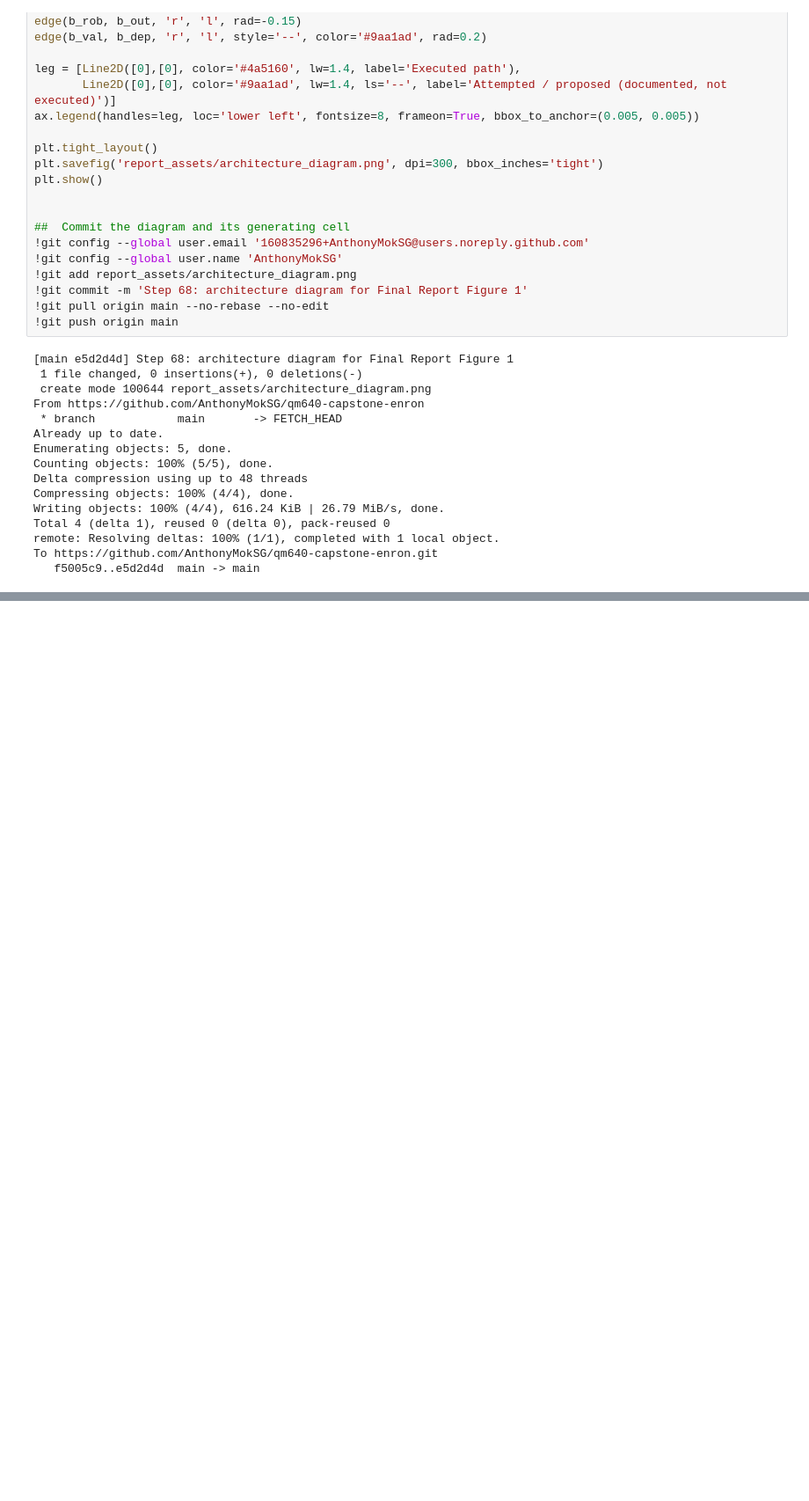
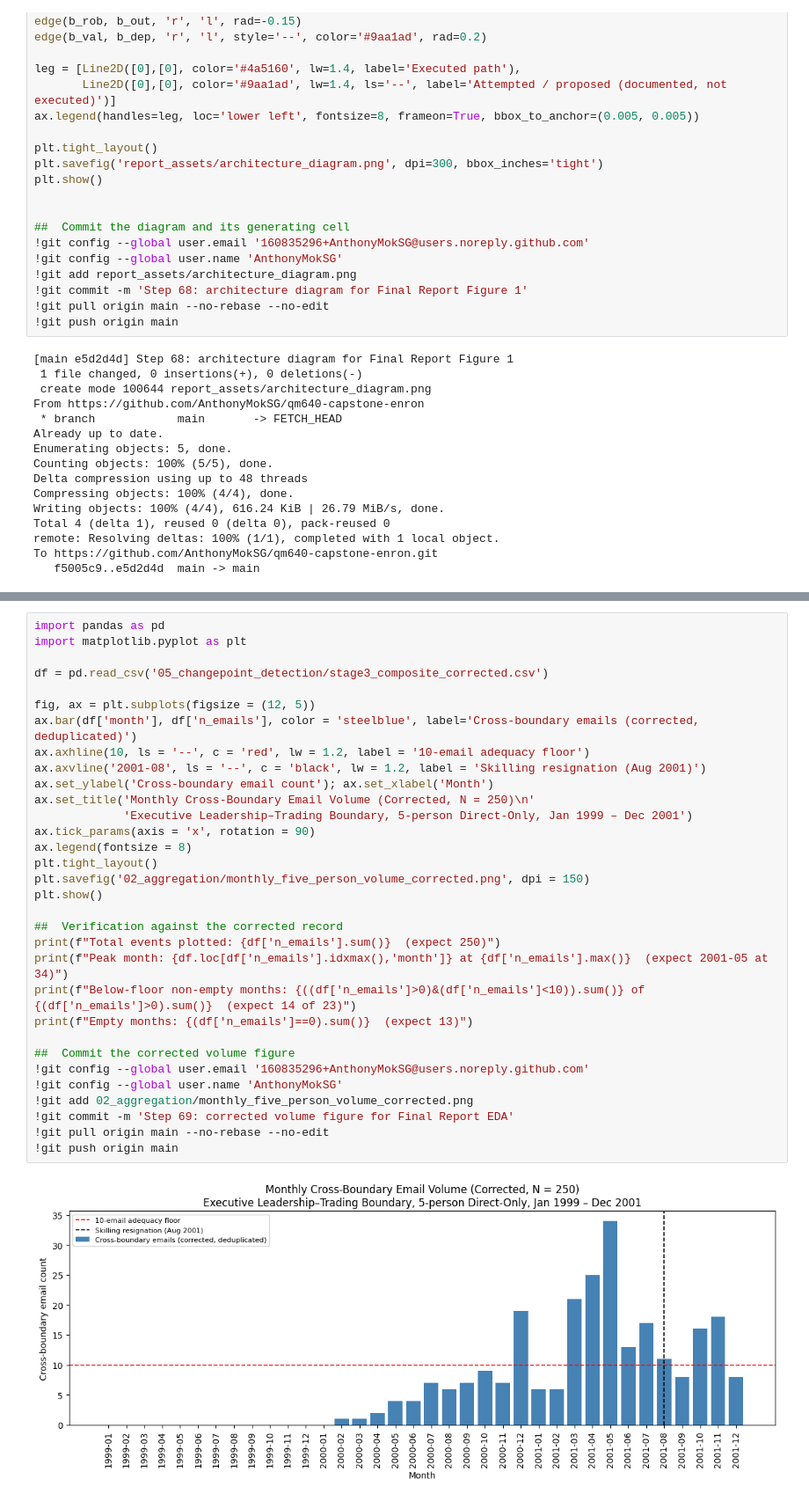
Before and after one commit to AnthonyMokSG/qm640-capstone-enron, a Jupyter notebook: 01_extraction/qm640_extraction.ipynb, the cells around one changed output, grey strips where cells are left out. Shown at 88% size. Saved outputs shown, nothing was run; the diff lists cells and outputs as text; blank space fills up the shorter version.

```diff
--- a/01_extraction/qm640_extraction.ipynb
+++ b/01_extraction/qm640_extraction.ipynb
@@ -4169,0 +4175,34 @@ To https://github.com/AnthonyMokSG/qm640-capstone-enron.git
+# %%
+import pandas as pd
+import matplotlib.pyplot as plt
+
+df = pd.read_csv('05_changepoint_detection/stage3_composite_corrected.csv')
+
+fig, ax = plt.subplots(figsize = (12, 5))
+ax.bar(df['month'], df['n_emails'], color = 'steelblue', label='Cross-boundary emails (corrected, deduplicated)')
+ax.axhline(10, ls = '--', c = 'red', lw = 1.2, label = '10-email adequacy floor')
+ax.axvline('2001-08', ls = '--', c = 'black', lw = 1.2, label = 'Skilling resignation (Aug 2001)')
+ax.set_ylabel('Cross-boundary email count'); ax.set_xlabel('Month')
+ax.set_title('Monthly Cross-Boundary Email Volume (Corrected, N = 250)\n'
+             'Executive Leadership–Trading Boundary, 5-person Direct-Only, Jan 1999 – Dec 2001')
+ax.tick_params(axis = 'x', rotation = 90)
+ax.legend(fontsize = 8)
+plt.tight_layout()
+plt.savefig('02_aggregation/monthly_five_person_volume_corrected.png', dpi = 150)
+plt.show()
+
+##  Verification against the corrected record
+print(f"Total events plotted: {df['n_emails'].sum()}  (expect 250)")
+print(f"Peak month: {df.loc[df['n_emails'].idxmax(),'month']} at {df['n_emails'].max()}  (expect 2001-05 at 34)")
+print(f"Below-floor non-empty months: {((df['n_emails']>0)&(df['n_emails']<10)).sum()} of {(df['n_emails']>0).sum()}  (expect 14 of 23)")
+print(f"Empty months: {(df['n_emails']==0).sum()}  (expect 13)")
+
+##  Commit the corrected volume figure
+!git config --global user.email '160835296+AnthonyMokSG@users.noreply.github.com'
+!git config --global user.name 'AnthonyMokSG'
+!git add 02_aggregation/monthly_five_person_volume_corrected.png
+!git commit -m 'Step 69: corrected volume figure for Final Report EDA'
+!git pull origin main --no-rebase --no-edit
+!git push origin main
+# %% [output]
+[figure, added]
```
Also changed, not shown: parts of 7 cells of this notebook.
